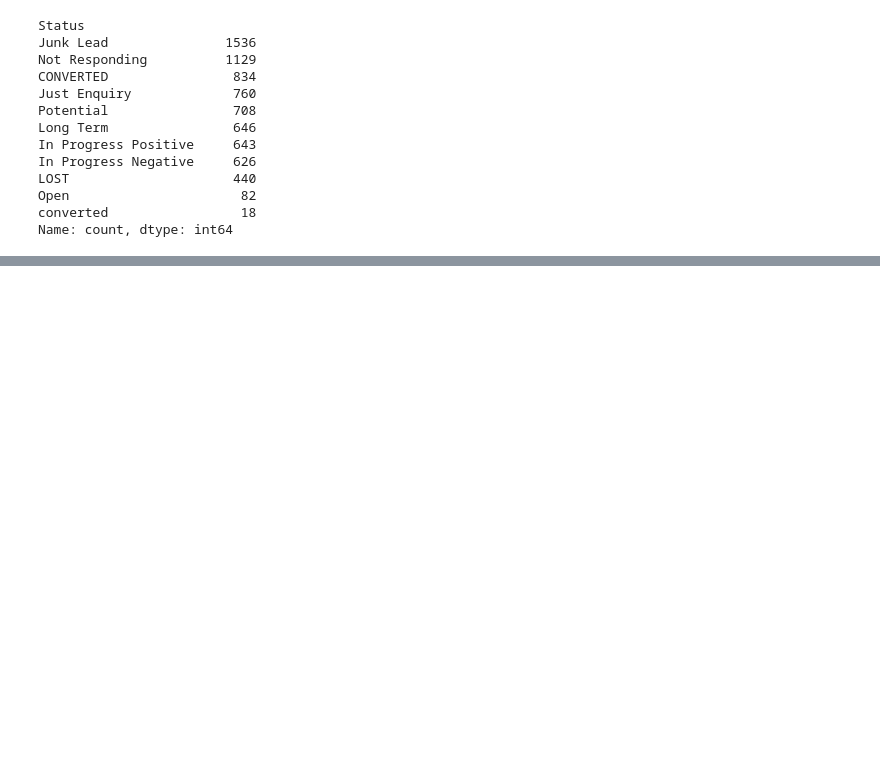
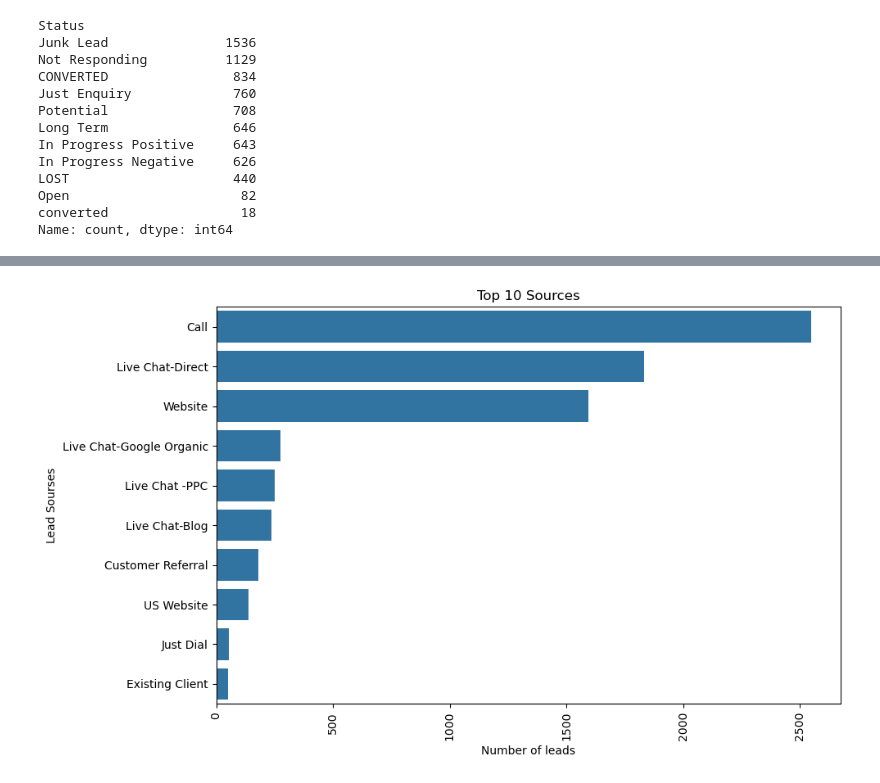
Before and after one commit to shiv-1024/Sales_Effectiveness, a Jupyter notebook: main.ipynb, the cells around one changed output, grey strips where cells are left out. Saved outputs shown, nothing was run; the diff lists cells and outputs as text; code cells hidden in the pictures; blank space fills up the shorter version.

```diff
--- a/main.ipynb
+++ b/main.ipynb
@@ -272,0 +335,17 @@ Name: count, dtype: int64
+# %%
+top_sources = df['Source'].value_counts().head(10).index
+plt.figure(figsize=(10,6))
+
+sns.countplot(
+    data = df[df['Source'].isin(top_sources)],
+    y = 'Source',
+    order = top_sources
+)
+plt.title('Top 10 Sources')
+plt.xlabel('Number of leads')
+plt.ylabel('Lead Sourses')
+plt.xticks(rotation =90)
+plt.tight_layout()
+plt.show()
+# %% [output]
+[figure, added]
```
Also changed, not shown: parts of 26 cells of this notebook.
